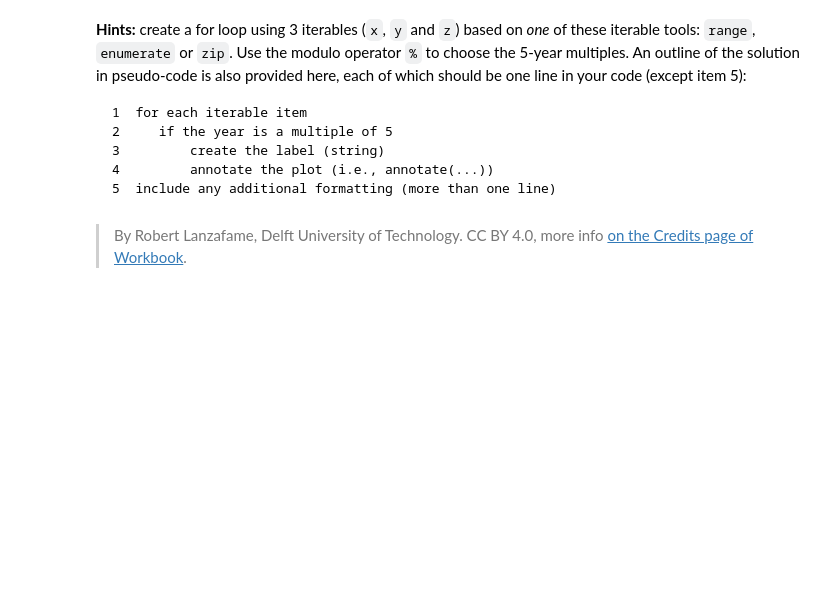
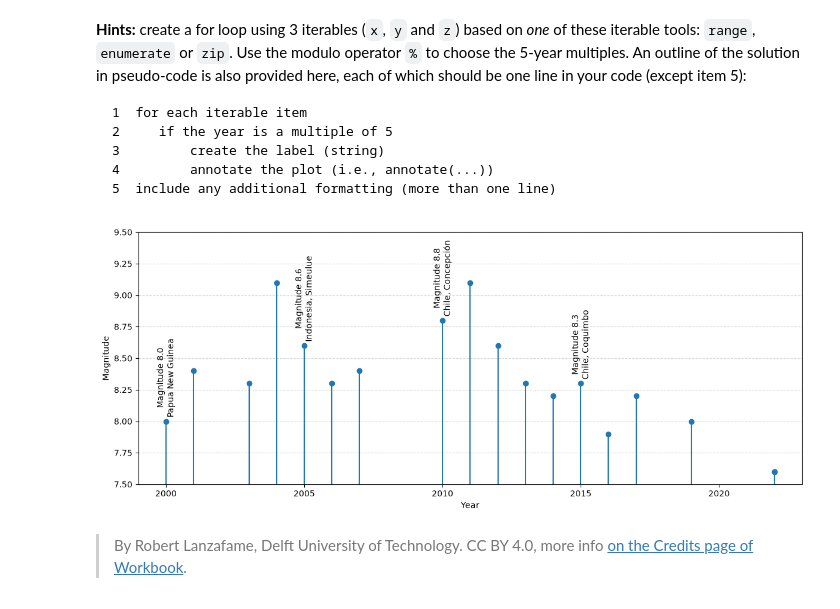
Before and after one commit to Stefyms/PA_2.3, a Jupyter notebook: 3_stem_plots.ipynb, the cells around one changed output. Drawn from its saved outputs; the diff is of its cells as text; code cells hidden in the pictures; blank space fills up the shorter version.

```diff
--- a/3_stem_plots.ipynb
+++ b/3_stem_plots.ipynb
@@ -76,2 +74,33 @@ plt.savefig('my_earthquake.svg')
+# %%
+import string
+
+
+#YOUR_CODE_LINES_HERE
+#for i,j,k in zip(year, magn, site):
+plt.figure(figsize=(12, 5))
+plt.stem(year, magn, linefmt='C0-', markerfmt='C0o', basefmt='k-')
+
+for i, j, k in zip(year, magn, site):
+    if i % 5 == 0:
+        label = f'Magnitude {j}\n{k}'
+        plt.annotate(label, (i, j),
+                     textcoords='offset points',
+                     xytext=(0, 8),
+                     ha='center',
+                     rotation=90)
+
+plt.xlabel('Year')
+plt.ylabel('Magnitude')
+plt.xlim(1999, 2023)
+plt.ylim(7.5, 9.5)
+plt.grid(axis='y', linestyle='--', alpha=0.5)
+plt.tight_layout()
+
+plt.savefig('my_earthquake.svg')
+   # if i % 5 == 0:
+        #create the label (string)
+       # label = f'In {i}, a magnitude {j} earthquake occurred in {k}.'
+# %% [output]
+[figure, added]
 # %% [markdown]
 > By Robert Lanzafame, Delft University of Technology. CC BY 4.0, more info [on the Credits page of Workbook](https://mude.citg.tudelft.nl/workbook-2025/credits.html).
```
Also changed, not shown: parts of 2 cells of this notebook, 6 other files.
